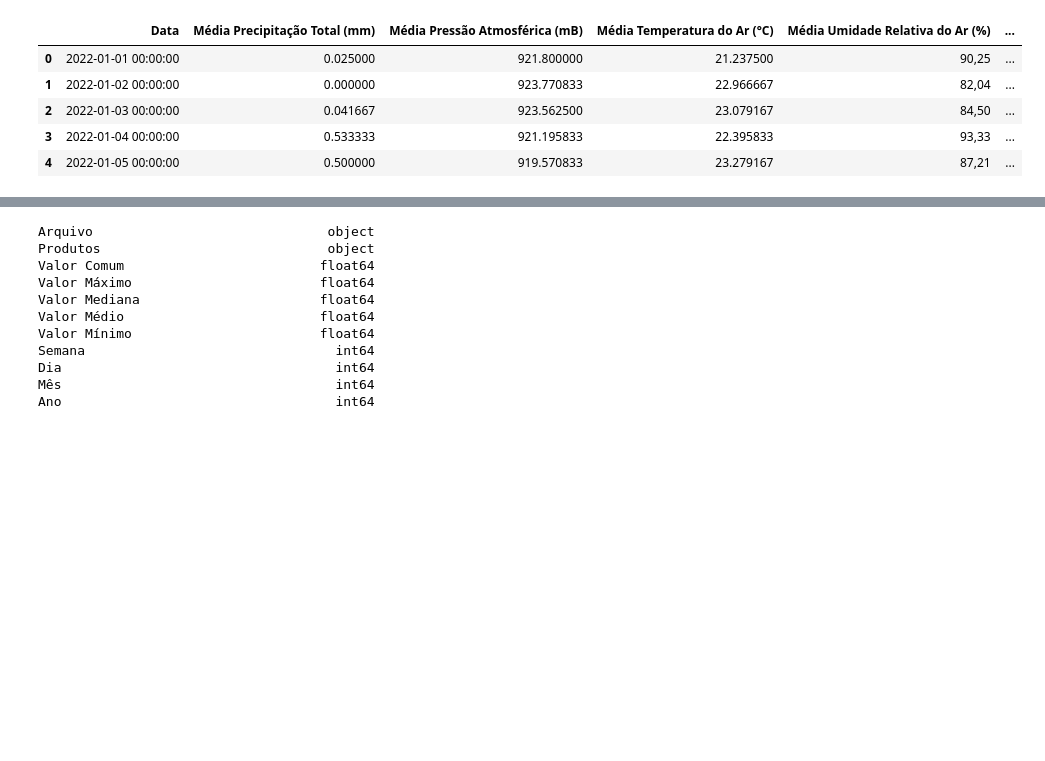
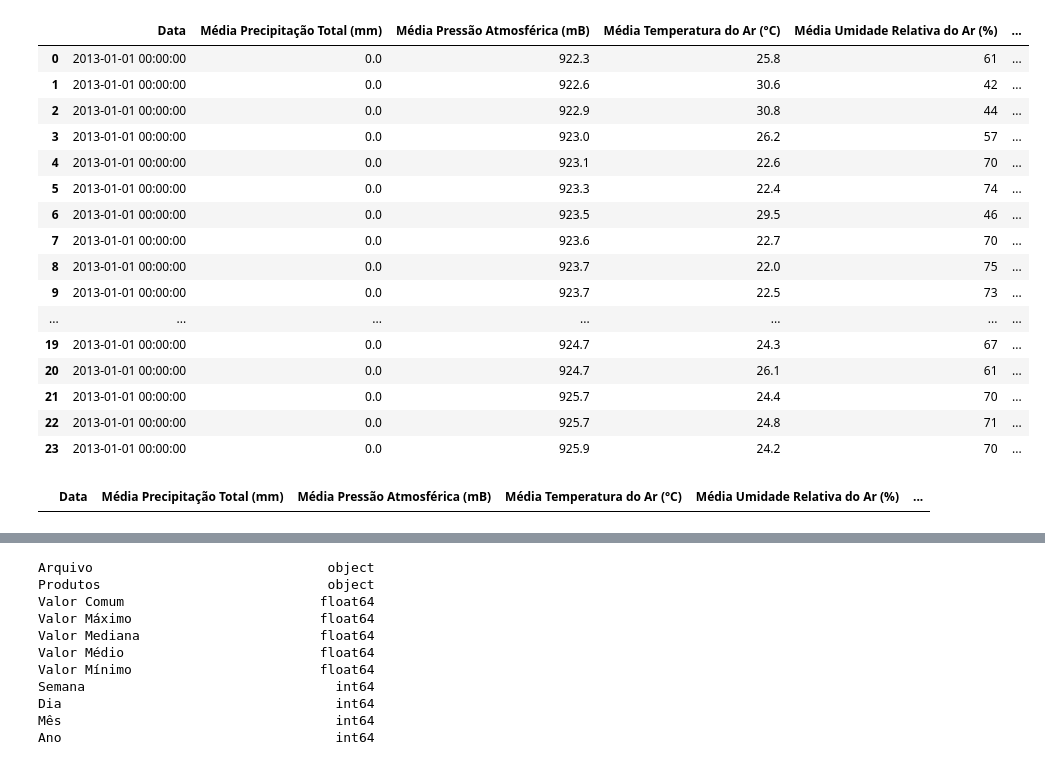
Before and after one commit to caioypaulino/TG-AnaliseDados, a Jupyter notebook: NUPPA.ipynb, the cells around one changed output, grey strips where cells are left out. Drawn from its saved outputs; the diff is of its cells as text; code cells hidden in the pictures; blank space fills up the shorter version.

Commit message:
Progresso INMET python

```diff
--- a/NUPPA.ipynb
+++ b/NUPPA.ipynb
@@ -15,10 +38,28 @@ nuppa.head()
 # %%
-inmet = pd.read_csv('INMET_SP_2022_2023.csv')
-inmet.head()
+# Armazenando os dados da tabela csv em um DataFrame pandas
+inmet_sp = pd.read_csv('INMET\\SP_2013_2023.csv')
+inmet_sp.head(24)
 # %% [output]
 |  | Data | Média Precipitação Total (mm) | Média Pressão Atmosférica (mB) | Média Temperatura do Ar (°C) | Média Umidade Relativa do Ar (%) | ... |
-| 0 | 2022-01-01 00:00:00 | 0.025000 | 921.800000 | 21.237500 | 90,25 | ... |
-| 1 | 2022-01-02 00:00:00 | 0.000000 | 923.770833 | 22.966667 | 82,04 | ... |
-| 2 | 2022-01-03 00:00:00 | 0.041667 | 923.562500 | 23.079167 | 84,50 | ... |
-| 3 | 2022-01-04 00:00:00 | 0.533333 | 921.195833 | 22.395833 | 93,33 | ... |
-| 4 | 2022-01-05 00:00:00 | 0.500000 | 919.570833 | 23.279167 | 87,21 | ... |
+| 0 | 2013-01-01 00:00:00 | 0.0 | 922.3 | 25.8 | 61 | ... |
+| 1 | 2013-01-01 00:00:00 | 0.0 | 922.6 | 30.6 | 42 | ... |
+| 2 | 2013-01-01 00:00:00 | 0.0 | 922.9 | 30.8 | 44 | ... |
+| 3 | 2013-01-01 00:00:00 | 0.0 | 923.0 | 26.2 | 57 | ... |
+| 4 | 2013-01-01 00:00:00 | 0.0 | 923.1 | 22.6 | 70 | ... |
+| 5 | 2013-01-01 00:00:00 | 0.0 | 923.3 | 22.4 | 74 | ... |
+| 6 | 2013-01-01 00:00:00 | 0.0 | 923.5 | 29.5 | 46 | ... |
+| 7 | 2013-01-01 00:00:00 | 0.0 | 923.6 | 22.7 | 70 | ... |
+| 8 | 2013-01-01 00:00:00 | 0.0 | 923.7 | 22.0 | 75 | ... |
+| 9 | 2013-01-01 00:00:00 | 0.0 | 923.7 | 22.5 | 73 | ... |
+| ... | ... | ... | ... | ... | ... | ... |
+| 19 | 2013-01-01 00:00:00 | 0.0 | 924.7 | 24.3 | 67 | ... |
+| 20 | 2013-01-01 00:00:00 | 0.0 | 924.7 | 26.1 | 61 | ... |
+| 21 | 2013-01-01 00:00:00 | 0.0 | 925.7 | 24.4 | 70 | ... |
+| 22 | 2013-01-01 00:00:00 | 0.0 | 925.7 | 24.8 | 71 | ... |
+| 23 | 2013-01-01 00:00:00 | 0.0 | 925.9 | 24.2 | 70 | ... |
+# %%
+# Limpeza de Outliers
+inmet_sp = inmet_sp[(inmet_sp != -9999).all(axis=1)]
+inmet_sp.loc[inmet_sp.eq(-9999).any(axis=1)]
+# %% [output]
+|  | Data | Média Precipitação Total (mm) | Média Pressão Atmosférica (mB) | Média Temperatura do Ar (°C) | Média Umidade Relativa do Ar (%) | ... |
```
Also changed, not shown: parts of 7 cells of this notebook, 18 other files.
